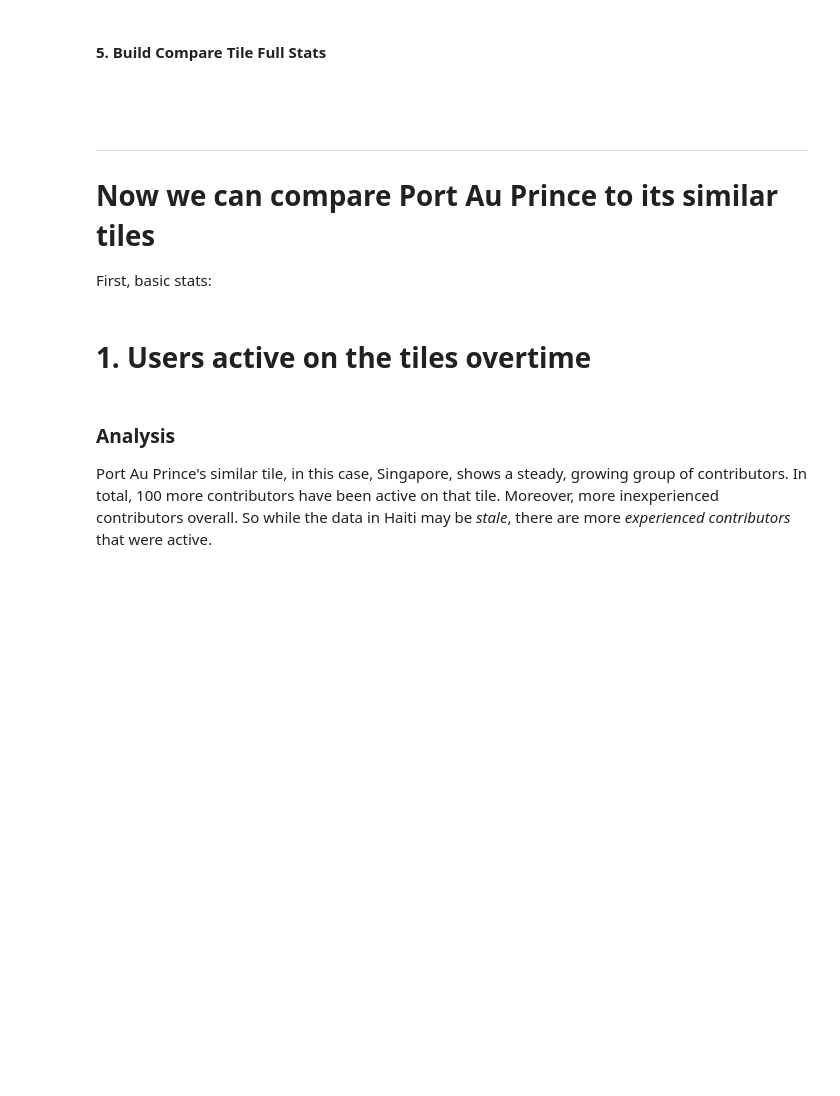
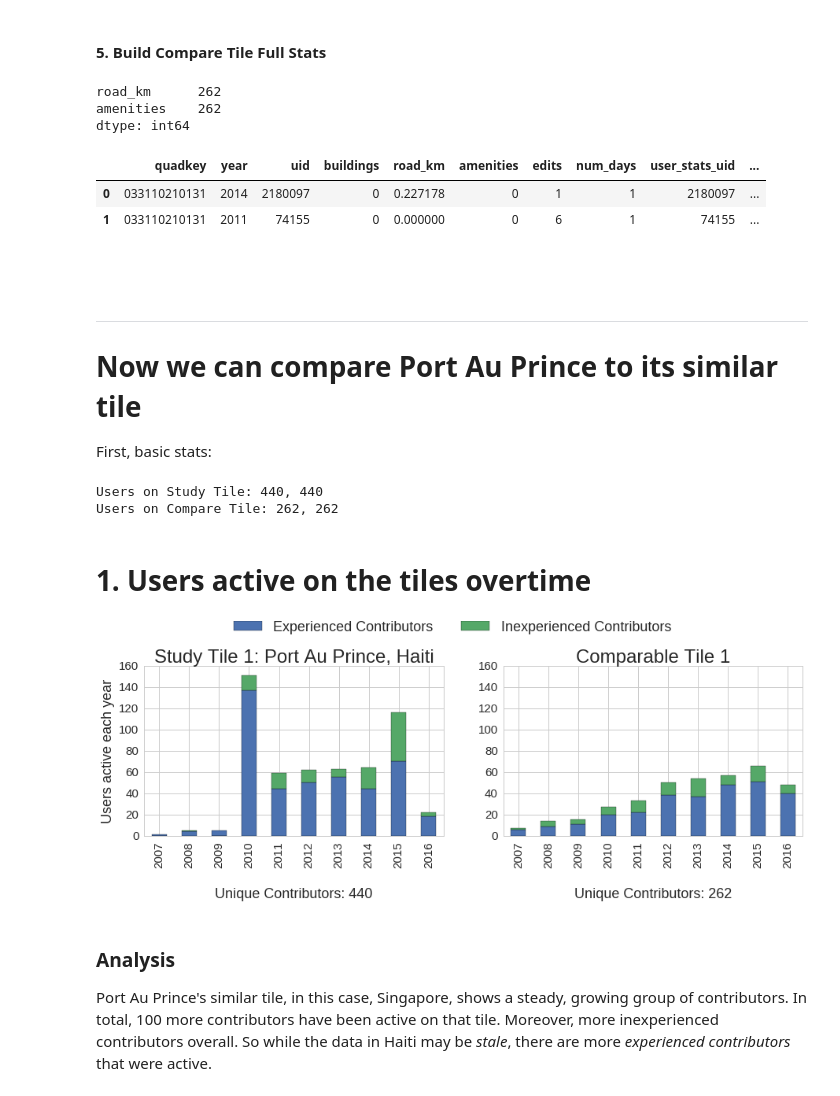
Before and after one commit to jenningsanderson/contributor-centric-qa, a Jupyter notebook: Study Tile 1 - Port Au Prince, Haiti.ipynb, the cells around one changed output. Saved outputs shown, nothing was run; the diff lists cells and outputs as text; code cells hidden in the pictures; blank space fills up the shorter version.

```diff
--- a/Study Tile 1 - Port Au Prince, Haiti.ipynb
+++ b/Study Tile 1 - Port Au Prince, Haiti.ipynb
@@ -183,6 +202,6 @@ if 'compare_tiles' in study_tiles[study_tile_idx]:
 # %%
 #Which tile to compare? (from within the comparable study tiles)
-compare_tile_idx=21 #That's Singapore :)
+compare_tile_idx=0 #That's Lisbon, Portugal (the most comparable tile)
 # %% [markdown]
 #### 2. Get Users
 If it breaks, run it again :)
@@ -210,56 +244,73 @@ display.display(study_tiles[study_tile_idx]['compare_tiles'][compare_tile_idx]['
 # %%
 compare_tile_df = build_all_stats_for_tile(study_tiles[study_tile_idx]['compare_tiles'][compare_tile_idx])
 compare_tile_df.count().head(2)
+# %% [output]
+road_km      262
+amenities    262
+dtype: int64
 # %%
 compare_overtime_df = get_active_users_overtime_df(study_tiles[study_tile_idx]['compare_tiles'][compare_tile_idx]['users'])
 compare_overtime_df.head(2)
+# %% [output]
+|  | quadkey | year | uid | buildings | road_km | amenities | edits | num_days | user_stats_uid | ... |
+| 0 | 033110210131 | 2014 | 2180097 | 0 | 0.227178 | 0 | 1 | 1 | 2180097 | ... |
+| 1 | 033110210131 | 2011 | 74155 | 0 | 0.000000 | 0 | 6 | 1 | 74155 | ... |
 # %% [markdown]
 <br>
 <br>
 <hr>
 
-# Now we can compare Port Au Prince to its similar tiles
+# Now we can compare Port Au Prince to its similar tile
 
 First, basic stats:
 # %%
 print("Users on Study Tile: {0}, {1}".format(len(study_tiles[study_tile_idx]['user_list']), len(current_tile_df)))
 print("Users on Compare Tile: {0}, {1}".format(len(study_tiles[study_tile_idx]['compare_tiles'][compare_tile_idx]['user_list']), len(compare_tile_df)))
+# %% [output]
+Users on Study Tile: 440, 440
+Users on Compare Tile: 262, 262
 # %% [markdown]
 # 1.  Users active on the tiles overtime
 # %%
 sns.set(font_scale=1.5)
 plt.style.use('seaborn-whitegrid')
 fig, axs = plt.subplots(nrows=1, ncols=2, figsize=(15,6), facecolor='w', edgecolor='k')
 plt.subplots_adjust(left=None, bottom=0.4, right=None, top=None, wspace=None, hspace=0.1)
 
 #How many days (to date) is considered experienced?
 threshold = 7
 #Study Tile
 gt_10 = overtime_df.query("active_days_to_date>={0}".format(threshold)).groupby('year').aggregate({'uid':pd.Series.nunique})
 lt_10 = overtime_df.query("active_days_to_date<{0}".format(threshold)).groupby('year').aggregate({'uid':pd.Series.nunique})
 gt_10.columns = ['Experienced Contributors']
 lt_10.columns = ['Inexperienced Contributors']
 gt_10.join(lt_10).plot(ax=axs[0],kind='bar',stacked=True)
 
 #Compare DF
 compare_gt_10 = compare_overtime_df.query("active_days_to_date>={0}".format(threshold)).groupby('year').aggregate({'uid':pd.Series.nunique})
 compare_lt_10 = compare_overtime_df.query("active_days_to_date<{0}".format(threshold)).groupby('year').aggregate({'uid':pd.Series.nunique})
 compare_gt_10.columns = ['Experienced Contributors']
 compare_lt_10.columns = ['Inexperienced Contributors']
 compare_gt_10.join(compare_lt_10).plot(ax=axs[1],kind='bar',stacked=True)
 
-axs[0].set_title(study_tiles[study_tile_idx]['name'],fontsize=15)
 axs[0].set_ylabel("Users active each year",fontsize=18)
-axs[1].set_title("Similar Tile",fontsize=15)
+axs[0].set_title("Study Tile {0}: ".format(study_tile_idx+1)+study_tiles[study_tile_idx]['name'],fontsize=24)
+axs[0].set_xlabel("\nUnique Contributors: {0}".format(len(current_tile_df)),fontsize=18)
+
+axs[1].set_title("Comparable Tile {0}".format(study_tile_idx+1),fontsize=24)
+axs[1].set_xlabel("\nUnique Contributors: {0}".format(len(compare_tile_df)),fontsize=18)
+
 
 axs[1].set_ylim(axs[0].get_ylim())
 
+
 for ax in axs:
     ax.legend_.remove()
-    ax.set_xlabel("")
 
 handles, labels = axs[1].get_legend_handles_labels()
-plt.figlegend(handles, labels, loc='upper center', ncol=2, fontsize=15)
+plt.figlegend(handles, labels, loc='upper center', ncol=2, fontsize=18, borderaxespad=-0.4);
+# %% [output]
+[figure, added]
 # %% [markdown]
 ### Analysis
 Port Au Prince's similar tile, in this case, Singapore, shows a steady, growing group of contributors. In total, 100 more contributors have been active on that tile. Moreover, more inexperienced contributors overall. So while the data in Haiti may be _stale_, there are more _experienced contributors_ that were active.
```
Also changed, not shown: parts of 23 cells of this notebook, 19 other files.
